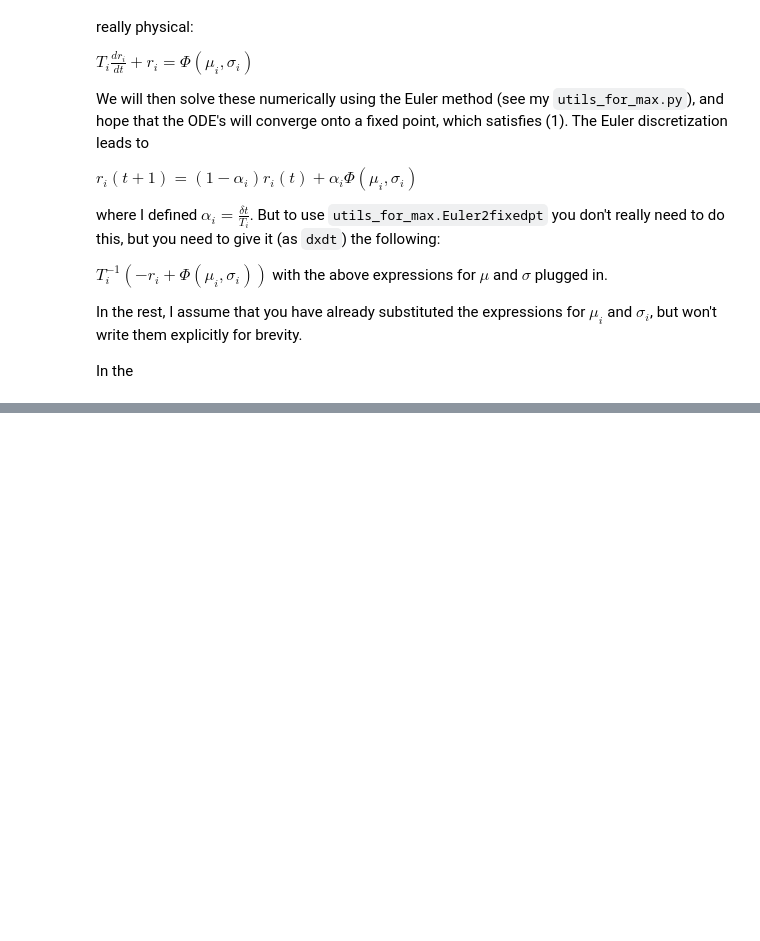
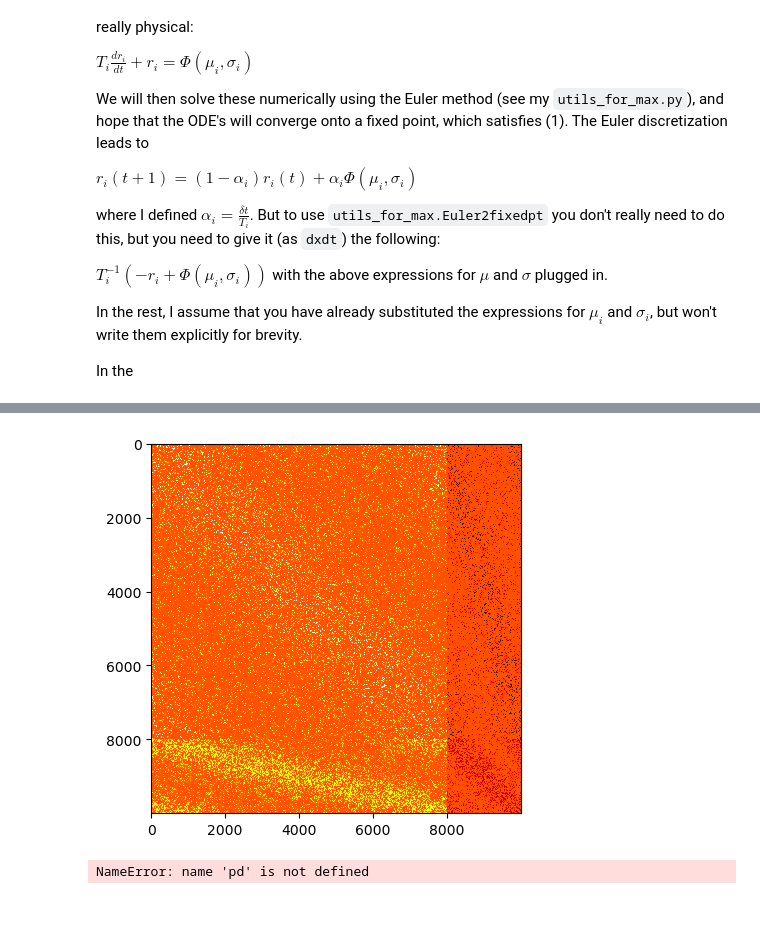
Before and after one commit to mhr36/Neural-Data-Analysis, a Jupyter notebook: main_notebook.ipynb, the cells around one changed output, grey strips where cells are left out. Drawn from its saved outputs; the diff is of its cells as text; code cells hidden in the pictures; blank space fills up the shorter version.

```diff
--- a/main_notebook.ipynb
+++ b/main_notebook.ipynb
@@ -63,8 +68,11 @@ plt.scatter(np.array(range(model.N)) - model.N_E, model.r)
 # %%
-plt.imshow(model.W, cmap='hot', interpolation='nearest')
+plt.imshow(myModel.W, cmap='hot', interpolation='nearest')
 plt.show()
+# %% [output]
+[figure, added]
 # %%
-k_data_path = os.path.join(os.pardir, 'Data', 'K-Data.csv')
+import os
+k_data_path = os.path.join('Data', 'K-Data.csv')
 k_data = pd.read_csv(k_data_path)
 
 v1_data = k_data[k_data.region == 'V1']
@@ -75,6 +83,8 @@ v1_data = v1_data[v1_data.m == m]
 print(len(v1_data))
 
 v1_data.head()
+# %% [output]
+NameError: name 'pd' is not defined
 # %%
 orientations = v1_data.grat_orientation.unique()
 contrasts = v1_data.grat_contrast.unique()
```
Also changed, not shown: parts of 8 cells of this notebook, 2 other files.
